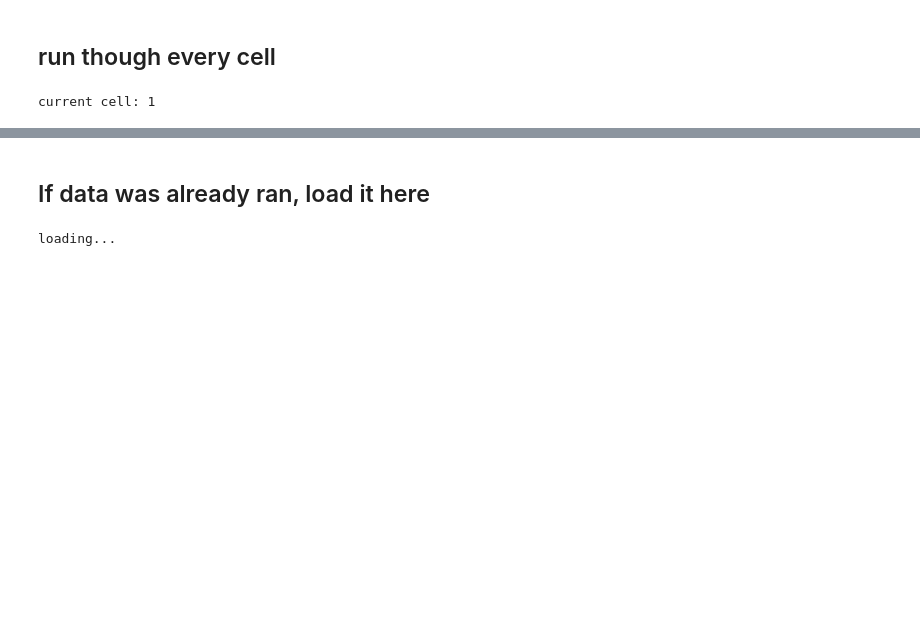
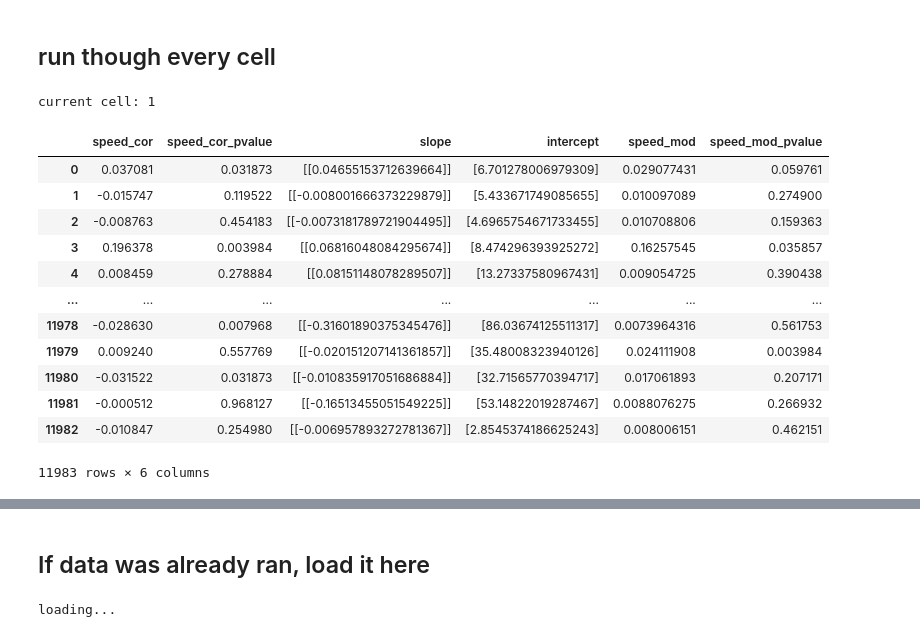
Before and after one commit to grawoods/teamA-grebes-NMA2020, a Jupyter notebook: speed_cells.ipynb, the cells around one changed output, grey strips where cells are left out. Saved outputs shown, nothing was run; the diff lists cells and outputs as text; code cells hidden in the pictures; blank space fills up the shorter version.

```diff
--- a/speed_cells.ipynb
+++ b/speed_cells.ipynb
@@ -98,37 +135,67 @@ def get_speed_map(speed,fr):
 # %% [markdown]
 ## run though every cell
 # %%
-cells,time = dat['sresp'].shape
-run = np.squeeze(dat['run'])
-X = dat['sresp']
+def run_all_cells(dat):
+  cells,time = dat['sresp'].shape
+  run = np.squeeze(dat['run'])
+  X = dat['sresp']
 
-speed_score = []
-shuff_pvalue = []
-m = []
-b = []
-speed_map = []
+  speed_cor = []
+  speed_cor_pvalue = []
+  m = []
+  b = []
+  speed_map = []
+  speed_mod = []
+  speed_mod_pvalue = []
 
-for i in range(cells):
-  # get speed response correlation
-  speed_score.append(compute_speed_mod(run,X[i,:]))
+  for i in range(cells):
 
-  # shuffle correlation
-  shuff_pvalue.append(shuffle_speed_mod(speed_score[-1],run,X[i,:]))
+    # get speed response correlation
+    speed_cor.append(compute_correlation(run,X[i,:]))
 
-  # linear regression
-  m_,b_ = get_slope_intercept(run,X[i,:])
-  m.append(m_)
-  b.append(b_)
+    # linear regression
+    m_,b_ = get_slope_intercept(run,X[i,:])
+    m.append(m_)
+    b.append(b_)
 
-  # speed map
-  speed_map.append((get_speed_map(run,X[i,:])))
+    # speed map
+    speed_map.append((get_speed_map(run,X[i,:])))
 
-  # update counter
-  sys.stdout.write('\rcurrent cell: %d' %(cells - i))
-  sys.stdout.flush()
+    # speed modulation
+    speed_mod.append(speed_modulation(speed_map[-1]))
 
-d={'speed_score': speed_score, 'shuff_pvalue': shuff_pvalue,
-          'slope': m, 'intercept': b}
-df = pd.DataFrame(d)
+    # shuffle speed correlation & speed modulation
+    p1, p2 = shuffle(speed_mod[-1],speed_cor[-1],run,X[i,:])
+    speed_mod_pvalue.append(p1)
+    speed_cor_pvalue.append(p2)
+
+    # update counter
+    sys.stdout.write('\rcurrent cell: %d' %(cells - i))
+    sys.stdout.flush()
+
+  d={'speed_cor': speed_cor, 'speed_cor_pvalue': speed_cor_pvalue,
+          'slope': m, 'intercept': b, 'speed_mod': speed_mod,
+    'speed_mod_pvalue': speed_mod_pvalue}
+
+  return pd.DataFrame(d), speed_map
+
+df,speed_map = run_all_cells(dat)
+np.save('/content/drive/My Drive/nma_data/6163622_v6/speed_map.npy',speed_map)
+df.to_pickle("/content/drive/My Drive/nma_data/6163622_v6/speed_df.pkl")
+
+df
 # %% [output]
 current cell: 1
+|  | speed_cor | speed_cor_pvalue | slope | intercept | speed_mod | speed_mod_pvalue |
+| 0 | 0.037081 | 0.031873 | [[0.04655153712639664]] | [6.701278006979309] | 0.029077431 | 0.059761 |
+| 1 | -0.015747 | 0.119522 | [[-0.008001666373229879]] | [5.433671749085655] | 0.010097089 | 0.274900 |
+| 2 | -0.008763 | 0.454183 | [[-0.0073181789721904495]] | [4.6965754671733455] | 0.010708806 | 0.159363 |
+| 3 | 0.196378 | 0.003984 | [[0.06816048084295674]] | [8.474296393925272] | 0.16257545 | 0.035857 |
+| 4 | 0.008459 | 0.278884 | [[0.08151148078289507]] | [13.27337580967431] | 0.009054725 | 0.390438 |
+| ... | ... | ... | ... | ... | ... | ... |
+| 11978 | -0.028630 | 0.007968 | [[-0.31601890375345476]] | [86.03674125511317] | 0.0073964316 | 0.561753 |
+| 11979 | 0.009240 | 0.557769 | [[-0.020151207141361857]] | [35.48008323940126] | 0.024111908 | 0.003984 |
+| 11980 | -0.031522 | 0.031873 | [[-0.010835917051686884]] | [32.71565770394717] | 0.017061893 | 0.207171 |
+| 11981 | -0.000512 | 0.968127 | [[-0.16513455051549225]] | [53.14822019287467] | 0.0088076275 | 0.266932 |
+| 11982 | -0.010847 | 0.254980 | [[-0.006957893272781367]] | [2.8545374186625243] | 0.008006151 | 0.462151 |
+11983 rows × 6 columns
```
Also changed, not shown: parts of 19 cells of this notebook.
